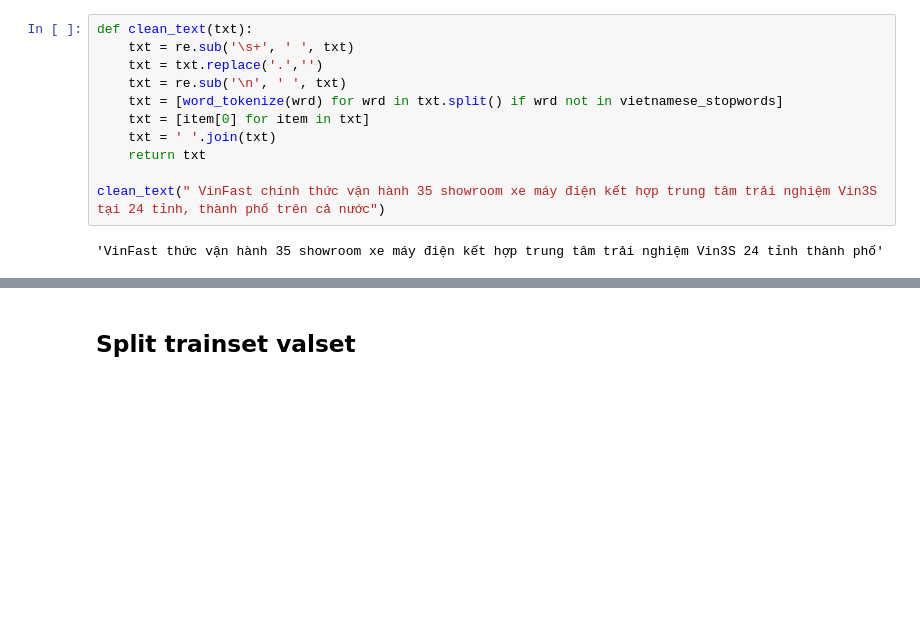
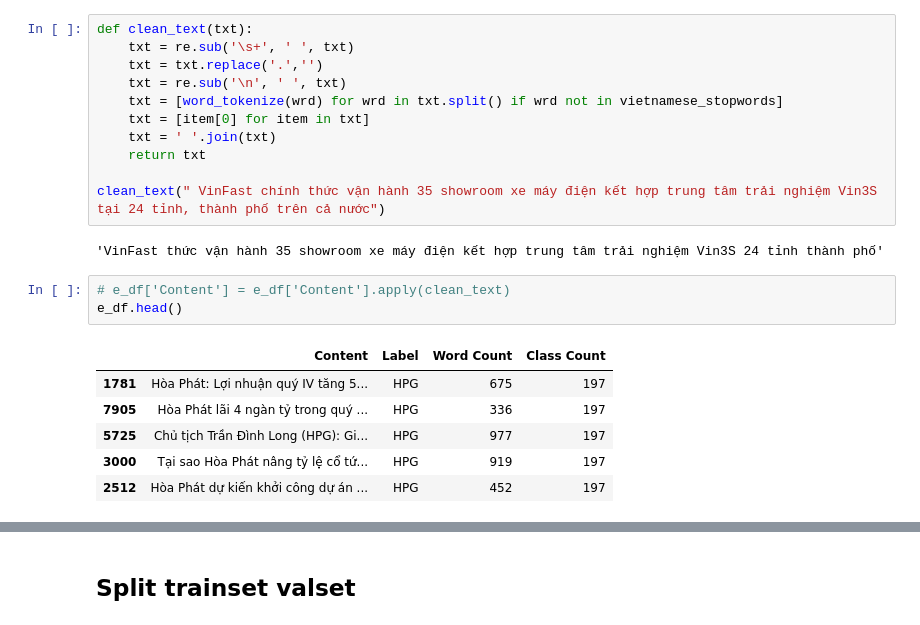
Before and after one commit to duongnghia222/News_classification, a Jupyter notebook: NPL_news_classification.ipynb, the cells around one changed output, grey strips where cells are left out. Cells and saved outputs as stored; diff of their text form; blank space fills up the shorter version.

```diff
--- a/NPL_news_classification.ipynb
+++ b/NPL_news_classification.ipynb
@@ -145,3 +196,13 @@ def clean_text(txt):
 clean_text(" VinFast chính thức vận hành 35 showroom xe máy điện kết hợp trung tâm trải nghiệm Vin3S tại 24 tỉnh, thành phố trên cả nước")
 # %% [output]
 'VinFast thức vận hành 35 showroom xe máy điện kết hợp trung tâm trải nghiệm Vin3S 24 tỉnh thành phố'
+# %%
+# e_df['Content'] = e_df['Content'].apply(clean_text)
+e_df.head()
+# %% [output]
+|  | Content | Label | Word Count | Class Count |
+| 1781 | Hòa Phát: Lợi nhuận quý IV tăng 5... | HPG | 675 | 197 |
+| 7905 | Hòa Phát lãi 4 ngàn tỷ trong quý ... | HPG | 336 | 197 |
+| 5725 | Chủ tịch Trần Đình Long (HPG): Gi... | HPG | 977 | 197 |
+| 3000 | Tại sao Hòa Phát nâng tỷ lệ cổ tứ... | HPG | 919 | 197 |
+| 2512 | Hòa Phát dự kiến khởi công dự án ... | HPG | 452 | 197 |
```
Also changed, not shown: parts of 43 cells of this notebook.
